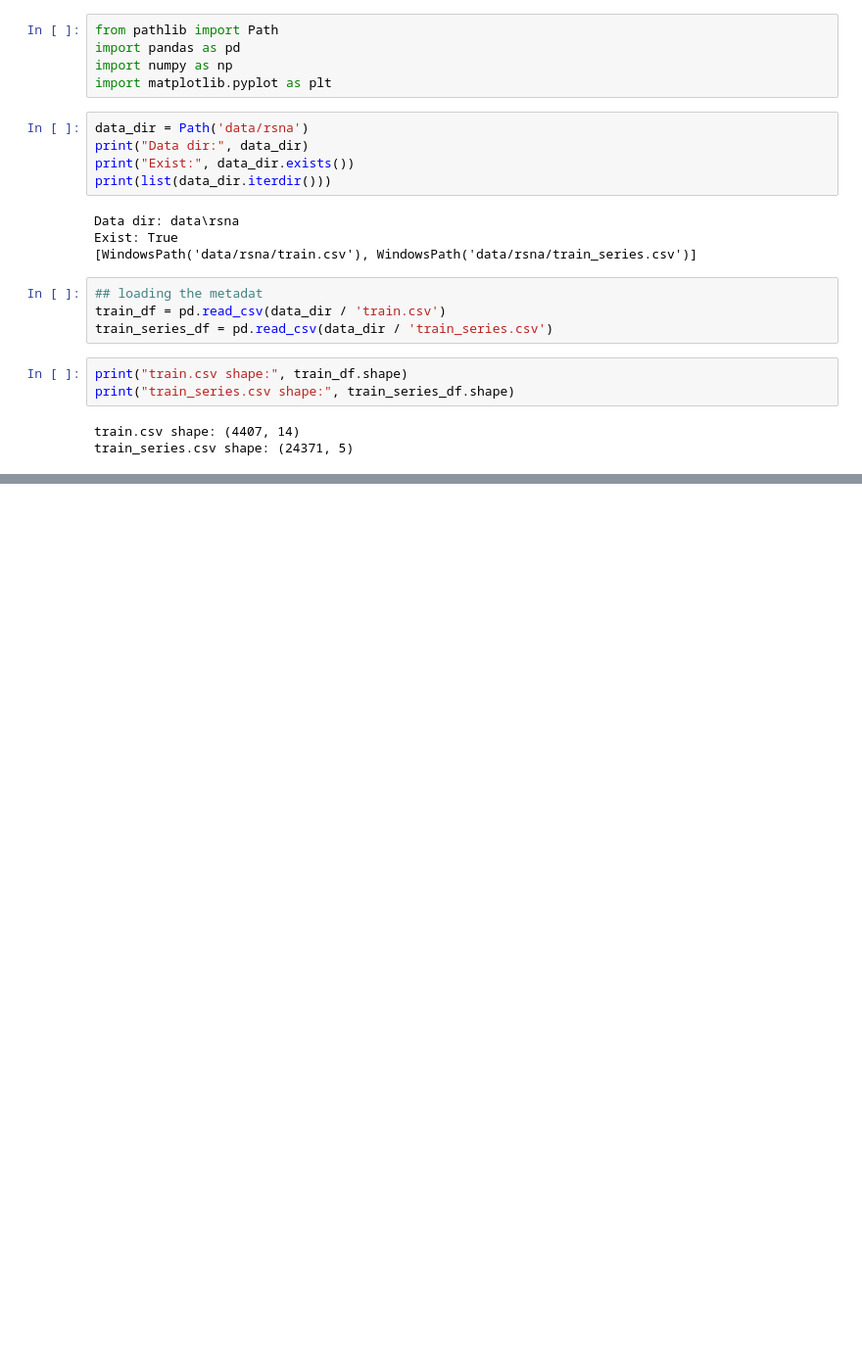
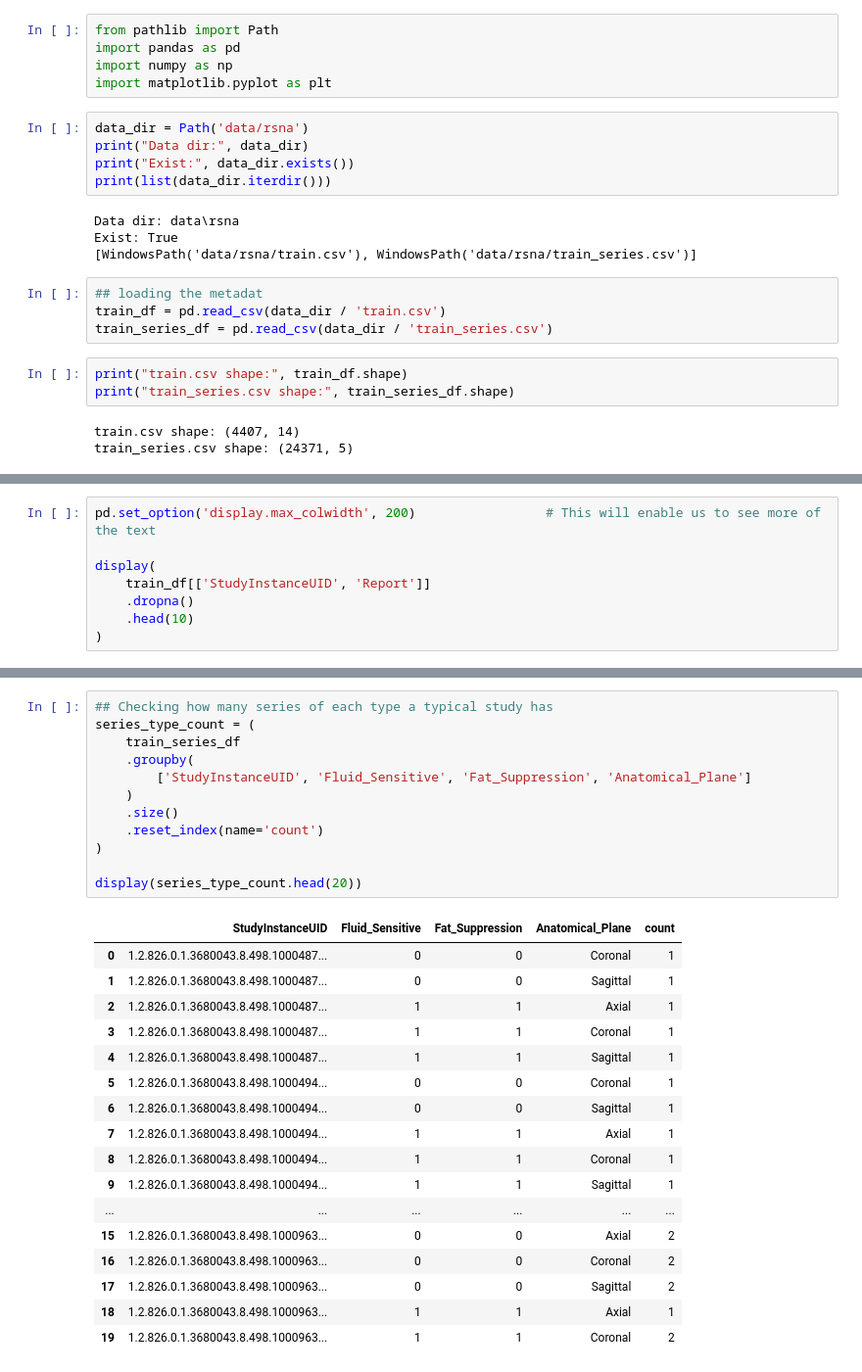
Before and after one commit to sirohi-ml/Image_Detection_from_scratch, a Jupyter notebook: 12_RSNA_data_exploration.ipynb, the cells around one changed output, grey strips where cells are left out. Shown at 98% size. Saved outputs shown, nothing was run; the diff lists cells and outputs as text; blank space fills up the shorter version.

```diff
--- a/12_RSNA_data_exploration.ipynb
+++ b/12_RSNA_data_exploration.ipynb
@@ -47,0 +209,8 @@ display(train_df.head())
+# %%
+pd.set_option('display.max_colwidth', 200)                 # This will enable us to see more of the text
+
+display(
+    train_df[['StudyInstanceUID', 'Report']]
+    .dropna()
+    .head(10)
+)
@@ -47,0 +282,30 @@ display(train_df.head())
+# %%
+## Checking how many series of each type a typical study has
+series_type_count = (
+    train_series_df
+    .groupby(
+        ['StudyInstanceUID', 'Fluid_Sensitive', 'Fat_Suppression', 'Anatomical_Plane']
+    )
+    .size()
+    .reset_index(name='count')
+)
+
+display(series_type_count.head(20))
+# %% [output]
+|  | StudyInstanceUID | Fluid_Sensitive | Fat_Suppression | Anatomical_Plane | count |
+| 0 | 1.2.826.0.1.3680043.8.498.1000487... | 0 | 0 | Coronal | 1 |
+| 1 | 1.2.826.0.1.3680043.8.498.1000487... | 0 | 0 | Sagittal | 1 |
+| 2 | 1.2.826.0.1.3680043.8.498.1000487... | 1 | 1 | Axial | 1 |
+| 3 | 1.2.826.0.1.3680043.8.498.1000487... | 1 | 1 | Coronal | 1 |
+| 4 | 1.2.826.0.1.3680043.8.498.1000487... | 1 | 1 | Sagittal | 1 |
+| 5 | 1.2.826.0.1.3680043.8.498.1000494... | 0 | 0 | Coronal | 1 |
+| 6 | 1.2.826.0.1.3680043.8.498.1000494... | 0 | 0 | Sagittal | 1 |
+| 7 | 1.2.826.0.1.3680043.8.498.1000494... | 1 | 1 | Axial | 1 |
+| 8 | 1.2.826.0.1.3680043.8.498.1000494... | 1 | 1 | Coronal | 1 |
+| 9 | 1.2.826.0.1.3680043.8.498.1000494... | 1 | 1 | Sagittal | 1 |
+| ... | ... | ... | ... | ... | ... |
+| 15 | 1.2.826.0.1.3680043.8.498.1000963... | 0 | 0 | Axial | 2 |
+| 16 | 1.2.826.0.1.3680043.8.498.1000963... | 0 | 0 | Coronal | 2 |
+| 17 | 1.2.826.0.1.3680043.8.498.1000963... | 0 | 0 | Sagittal | 2 |
+| 18 | 1.2.826.0.1.3680043.8.498.1000963... | 1 | 1 | Axial | 1 |
+| 19 | 1.2.826.0.1.3680043.8.498.1000963... | 1 | 1 | Coronal | 2 |
```
Also changed, not shown: parts of 32 cells of this notebook.
